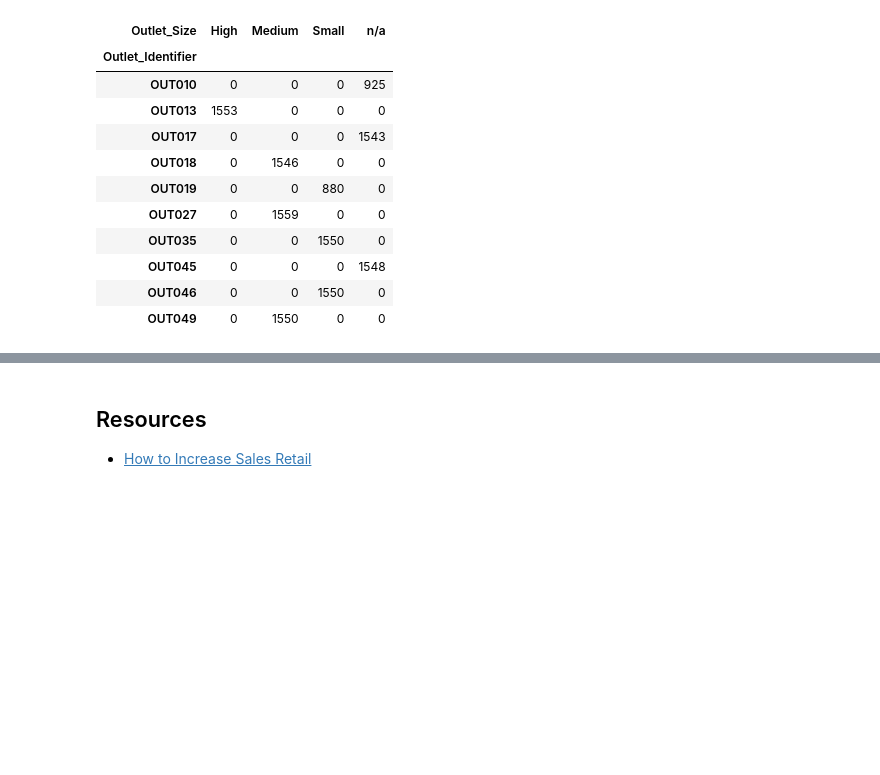
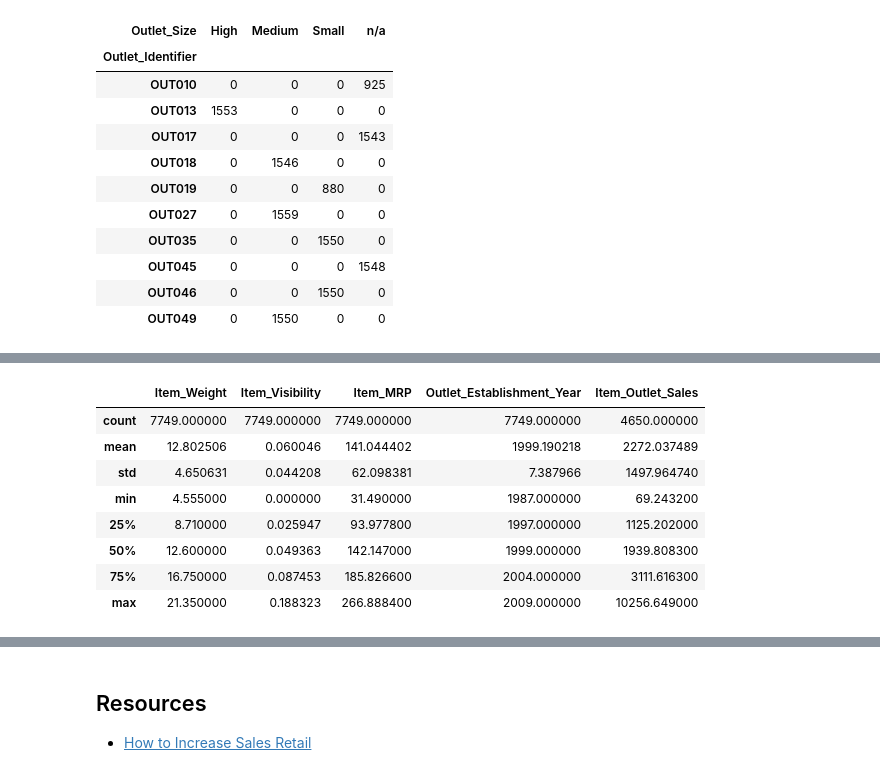
Before and after one commit to Ventsislav-Yordanov/Bigmart-Sales-Predictions, a Jupyter notebook: Bigmart Sales Predictions.ipynb, the cells around one changed output, grey strips where cells are left out. Saved outputs shown, nothing was run; the diff lists cells and outputs as text; code cells hidden in the pictures; blank space fills up the shorter version.

```diff
--- a/Bigmart Sales Predictions.ipynb
+++ b/Bigmart Sales Predictions.ipynb
@@ -370,0 +413,14 @@ data.head()
+# %%
+nonulldata=data.dropna(subset=['Item_Weight', 'Outlet_Size','Item_Visibility'])
+# %%
+nonulldata.describe()
+# %% [output]
+|  | Item_Weight | Item_Visibility | Item_MRP | Outlet_Establishment_Year | Item_Outlet_Sales |
+| count | 7749.000000 | 7749.000000 | 7749.000000 | 7749.000000 | 4650.000000 |
+| mean | 12.802506 | 0.060046 | 141.044402 | 1999.190218 | 2272.037489 |
+| std | 4.650631 | 0.044208 | 62.098381 | 7.387966 | 1497.964740 |
+| min | 4.555000 | 0.000000 | 31.490000 | 1987.000000 | 69.243200 |
+| 25% | 8.710000 | 0.025947 | 93.977800 | 1997.000000 | 1125.202000 |
+| 50% | 12.600000 | 0.049363 | 142.147000 | 1999.000000 | 1939.808300 |
+| 75% | 16.750000 | 0.087453 | 185.826600 | 2004.000000 | 3111.616300 |
+| max | 21.350000 | 0.188323 | 266.888400 | 2009.000000 | 10256.649000 |
```
Also changed, not shown: parts of 7 cells of this notebook.
